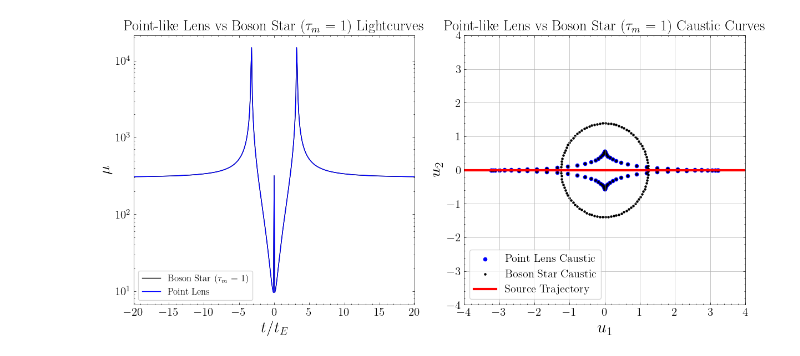
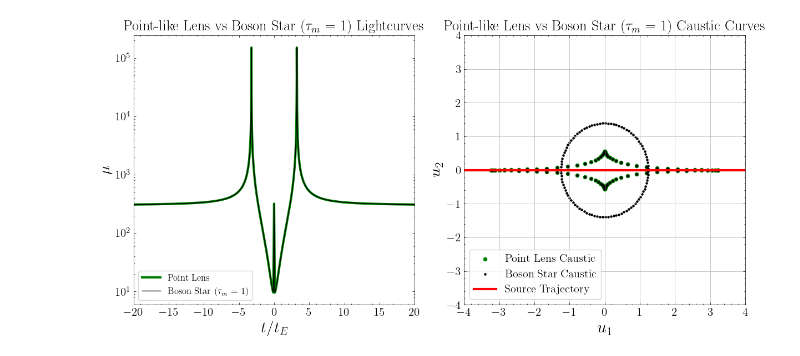
Before and after one commit to bencrossey/microcaustics_EDOs, a Jupyter notebook: edo_pl_lightcurve_comparison.ipynb, the cells around one changed output. Saved outputs shown, nothing was run; the diff lists cells and outputs as text; code cells hidden in the pictures.

Commit message:
updated plotting

```diff
--- a/edo_pl_lightcurve_comparison.ipynb
+++ b/edo_pl_lightcurve_comparison.ipynb
@@ -77,8 +77,10 @@ t_E = 1 #Einstein crossing time
 # %%
 #Defining value ranges
 
-time_step = 0.1
-timestamps = np.arange(-50, 50, time_step) # Time range for the light curve
+time_step = 0.01
+timestamps_neg = np.arange(-50, -0.1, time_step)
+timestamps_pos = np.arange(0.1, 50, time_step)
+timestamps = np.concatenate((timestamps_neg, [0], timestamps_pos)) #time values to plot lightcurves over
 
 tau_values = np.linspace(0.001, 1000, 10000) #tau values to iterate over to find solutions to the lens equation
 tau_values_CC = np.linspace(0.001, 50, 10000) #tau values to iterate over to find critical curves (and then caustics)
@@ -267,32 +269,32 @@ for roots, phi in critical_curve_results_pl:
 # %%
 #Plot the lightcurve and caustic curve with crossing
 
 fig, (ax1, ax2) = plt.subplots(1, 2, figsize=(12, 6))
 
+ax1.plot(timestamps, lightcurve_pl, color='green', label='Point Lens', linewidth = 3)
 ax1.plot(timestamps, lightcurve_bs, color='black', label=r'Boson Star ($\tau_m$ = ' + f'{tau_m_val})')
-ax1.plot(timestamps, lightcurve_pl, color='blue', label='Point Lens')
 ax1.set_xlabel(r'$t/t_E$', fontsize=20)
 ax1.set_xlim(-20, 20)
 ax1.set_ylabel(r'$\mu$', fontsize=20)
 ax1.set_yscale('log')
 ax1.tick_params(axis='both', labelsize=15)
 ax1.legend(loc='lower left', fontsize='large', frameon=True)
 ax1.set_title(r'Point-like Lens vs Boson Star ($\tau_m$ = ' + f'{tau_m_val}) Lightcurves', fontsize=19)
 
-ax2.scatter(caustic_u1_pl, caustic_u2_pl, color='blue', s=20, label='Point Lens Caustic')
+ax2.scatter(caustic_u1_pl, caustic_u2_pl, color='green', s=20, label='Point Lens Caustic')
 ax2.scatter(caustic_u1_bs, caustic_u2_bs, color='black', s=5, label='Boson Star Caustic')
 ax2.plot(u1_traj, u2_traj, color='red', linewidth=3, label="Source Trajectory")
 ax2.legend(loc='lower left', fontsize='x-large', frameon=True)
 ax2.set_xlabel(r"$u_1$", fontsize=22)
 ax2.set_ylabel(r"$u_2$", fontsize=22)
 ax2.tick_params(axis='both', labelsize=15)
 ax2.set_title(r"Point-like Lens vs Boson Star ($\tau_m$ = " + f'{tau_m_val}) Caustic Curves', fontsize=19)
 ax2.set_xlim(-4, 4)
 ax2.set_ylim(-4,4)
 ax2.grid(True)
 
 plt.tight_layout()
 
 plt.savefig('/home/bcrossey/Documents/Microlensing/Code/Microcaustics_EDOs/figures/bs_tau_m_1_pl_comparison.png', dpi=300, format='png')
 # %% [output]
-[figure, old version]
+[figure, new version]
```
Also changed, not shown: parts of 1 cell of this notebook.
